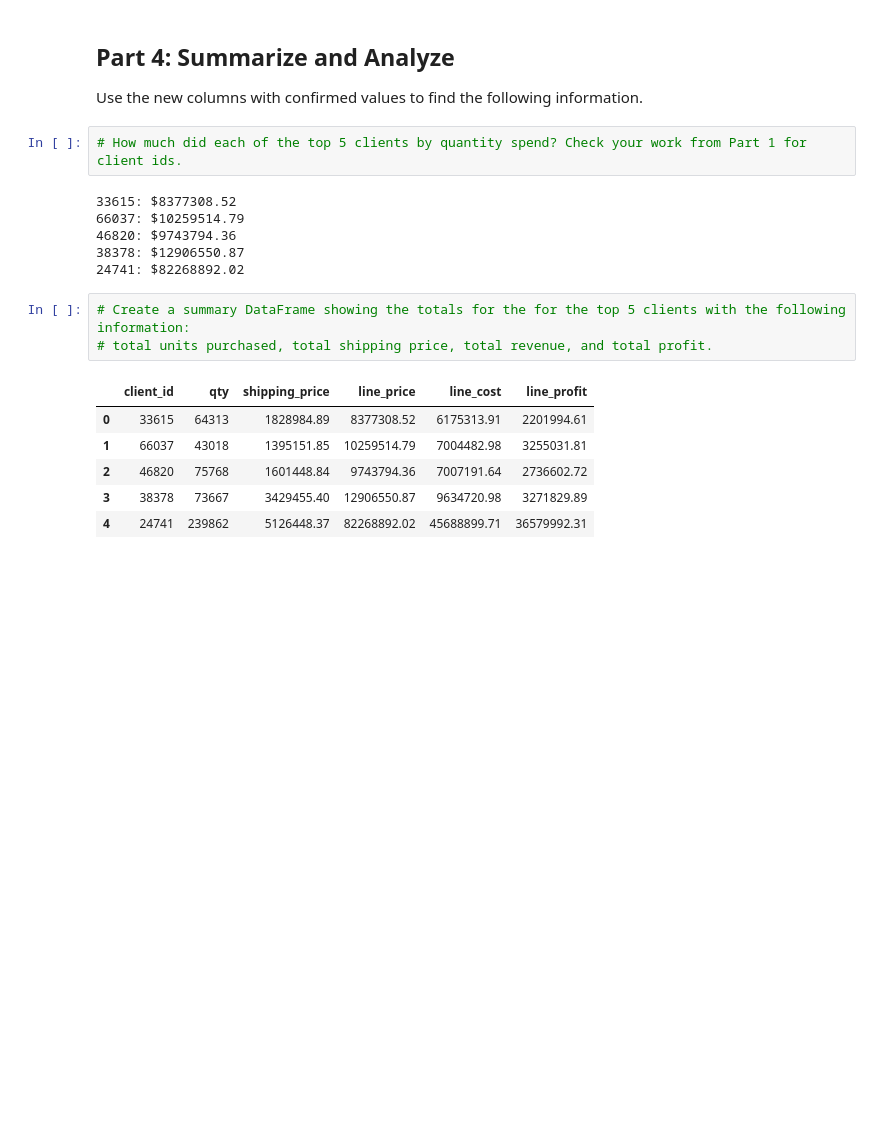
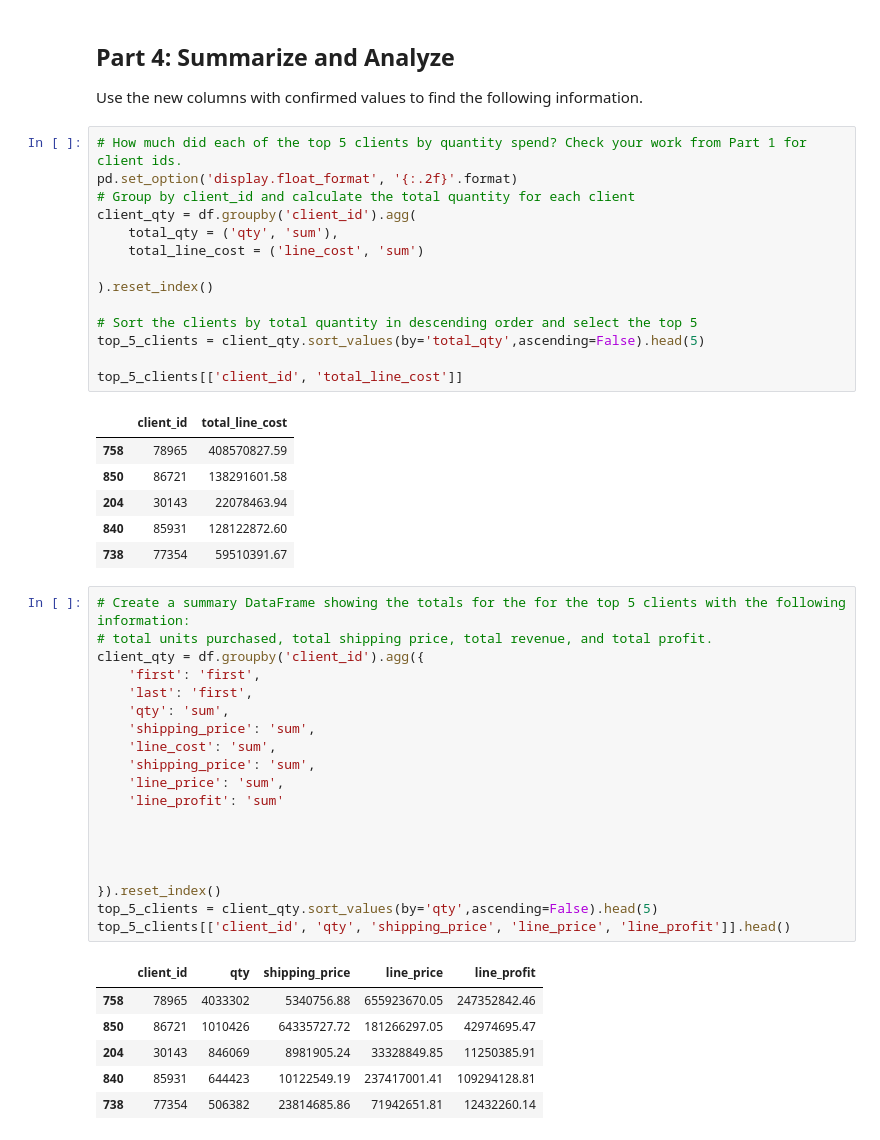
Before and after one commit to AlexLin1234/pandas-challenge-1, a Jupyter notebook: Starter_Code/wholesale_data_analysis_starter_code.ipynb, the cells around one changed output. Drawn from its saved outputs; the diff is of its cells as text; blank space fills up the shorter version.

```diff
--- a/Starter_Code/wholesale_data_analysis_starter_code.ipynb
+++ b/Starter_Code/wholesale_data_analysis_starter_code.ipynb
@@ -179,21 +161,50 @@ filtered_df[['order_id', 'line_price']].groupby('order_id').sum()
 Use the new columns with confirmed values to find the following information.
 # %%
 # How much did each of the top 5 clients by quantity spend? Check your work from Part 1 for client ids.
+pd.set_option('display.float_format', '{:.2f}'.format)
+# Group by client_id and calculate the total quantity for each client
+client_qty = df.groupby('client_id').agg(
+    total_qty = ('qty', 'sum'),
+    total_line_cost = ('line_cost', 'sum')
+
+).reset_index()
+
+# Sort the clients by total quantity in descending order and select the top 5
+top_5_clients = client_qty.sort_values(by='total_qty',ascending=False).head(5)
+
+top_5_clients[['client_id', 'total_line_cost']]
 # %% [output]
-33615: $8377308.52
-66037: $10259514.79
-46820: $9743794.36
-38378: $12906550.87
-24741: $82268892.02
+|  | client_id | total_line_cost |
+| 758 | 78965 | 408570827.59 |
+| 850 | 86721 | 138291601.58 |
+| 204 | 30143 | 22078463.94 |
+| 840 | 85931 | 128122872.60 |
+| 738 | 77354 | 59510391.67 |
 # %%
 # Create a summary DataFrame showing the totals for the for the top 5 clients with the following information:
 # total units purchased, total shipping price, total revenue, and total profit.
+client_qty = df.groupby('client_id').agg({
+    'first': 'first',
+    'last': 'first',
+    'qty': 'sum',
+    'shipping_price': 'sum',
+    'line_cost': 'sum',
+    'shipping_price': 'sum',
+    'line_price': 'sum',
+    'line_profit': 'sum'
+
+
+
+
+}).reset_index()
+top_5_clients = client_qty.sort_values(by='qty',ascending=False).head(5)
+top_5_clients[['client_id', 'qty', 'shipping_price', 'line_price', 'line_profit']].head()
 # %% [output]
-|  | client_id | qty | shipping_price | line_price | line_cost | line_profit |
-| 0 | 33615 | 64313 | 1828984.89 | 8377308.52 | 6175313.91 | 2201994.61 |
-| 1 | 66037 | 43018 | 1395151.85 | 10259514.79 | 7004482.98 | 3255031.81 |
-| 2 | 46820 | 75768 | 1601448.84 | 9743794.36 | 7007191.64 | 2736602.72 |
-| 3 | 38378 | 73667 | 3429455.40 | 12906550.87 | 9634720.98 | 3271829.89 |
-| 4 | 24741 | 239862 | 5126448.37 | 82268892.02 | 45688899.71 | 36579992.31 |
+|  | client_id | qty | shipping_price | line_price | line_profit |
+| 758 | 78965 | 4033302 | 5340756.88 | 655923670.05 | 247352842.46 |
+| 850 | 86721 | 1010426 | 64335727.72 | 181266297.05 | 42974695.47 |
+| 204 | 30143 | 846069 | 8981905.24 | 33328849.85 | 11250385.91 |
+| 840 | 85931 | 644423 | 10122549.19 | 237417001.41 | 109294128.81 |
+| 738 | 77354 | 506382 | 23814685.86 | 71942651.81 | 12432260.14 |
 # %%
 # Format the data and rename the columns to names suitable for presentation.
```
Also changed, not shown: parts of 7 cells of this notebook.
